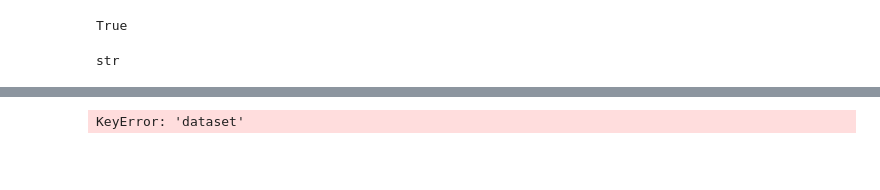
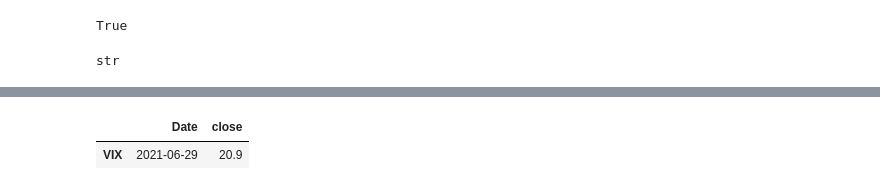
Before and after one commit to jpweldon/Cryptocurrency_Stock_Correlation, a Jupyter notebook: Resources/Volatility_Data.ipynb, the cells around one changed output, grey strips where cells are left out. Saved outputs shown, nothing was run; the diff lists cells and outputs as text; code cells hidden in the pictures; blank space fills up the shorter version.

Commit message:
Update Volatility_Data

```diff
--- a/Resources/Volatility_Data.ipynb
+++ b/Resources/Volatility_Data.ipynb
@@ -27,7 +27,7 @@ start_date = "2019-07-01"
 end_date = "2021-07-01"
 # %%
 # Set the endpoint URL to access the endpoint for the Volatility Index
-vix = "https://www.quandl.com/api/v3/datasets/CFTC/1170E1_F_ALL_CR?start_date=" + start_date + "&end_date=" + end_date + "&api_key=" + quandl_api_key
+vix = "https://www.quandl.com/api/v3/datasets/CHRIS/CBOE_VX3?start_date=" + start_date + "&end_date=" + end_date + "&api_key=" + quandl_api_key
 # %%
 # Make the API call for the Volatility Index information using requests.get
 response_vix= requests.get(vix).json()
@@ -44,15 +55,19 @@ print(json.dumps(response_vix, indent=4, sort_keys=True))
 # %%
 # Set the Volatility Index data to create a DataFrame
 volatility_index_data = {
-    "dollar_price": [
-        response_vix["dataset"]["data"][0][3]
+    "Date": [
+        response_vix["dataset"]["data"][0][0]
+    ],
+    "close": [
+        response_vix["dataset"]["data"][0][4]
     ],
 }
 
 # Create the Volatility Index DataFrame
 volatility_index_df = pd.DataFrame(volatility_index_data, index=["VIX"])
 
 # Diplay the DataFrame data
 volatility_index_df
 # %% [output]
-KeyError: 'dataset'
+|  | Date | close |
+| VIX | 2021-06-29 | 20.9 |
```
Also changed, not shown: parts of 1 cell of this notebook, 1 other file.
